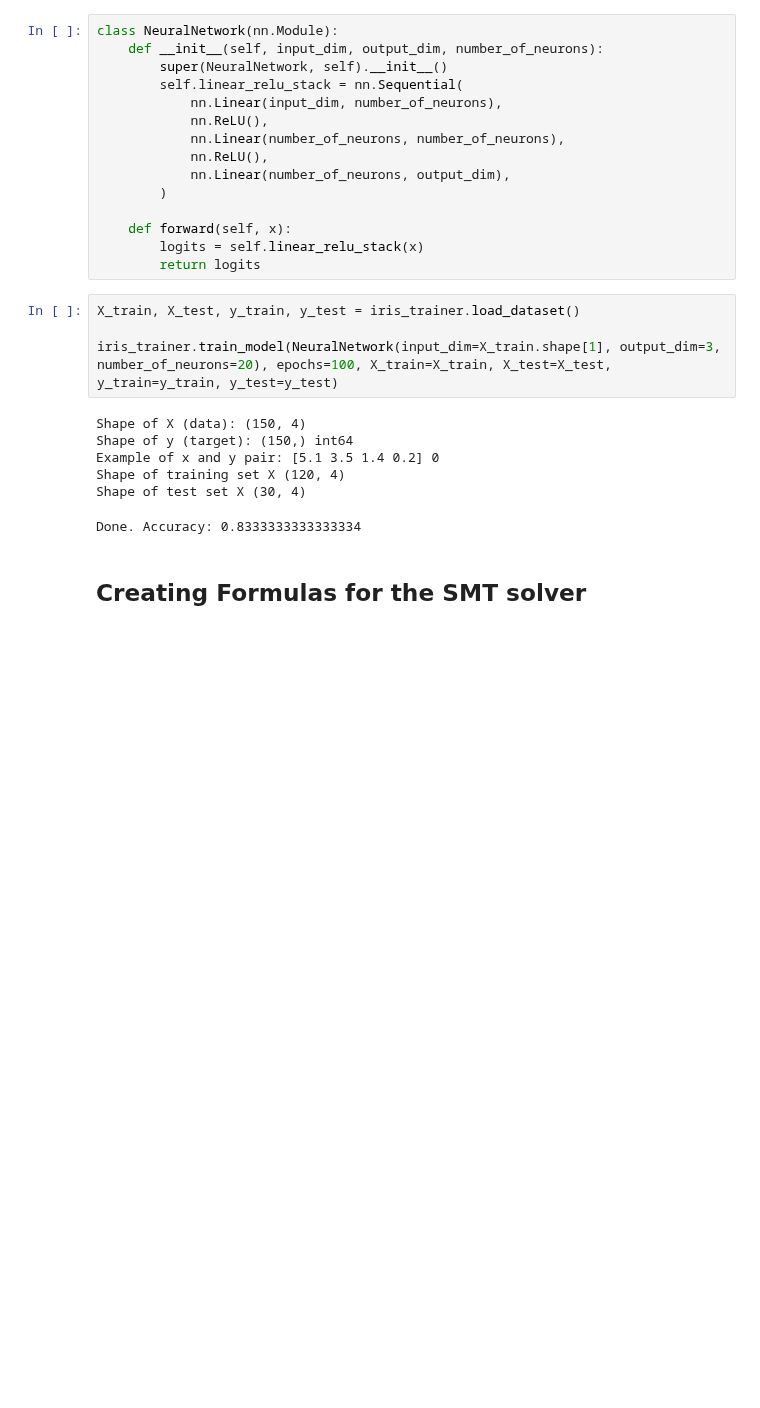
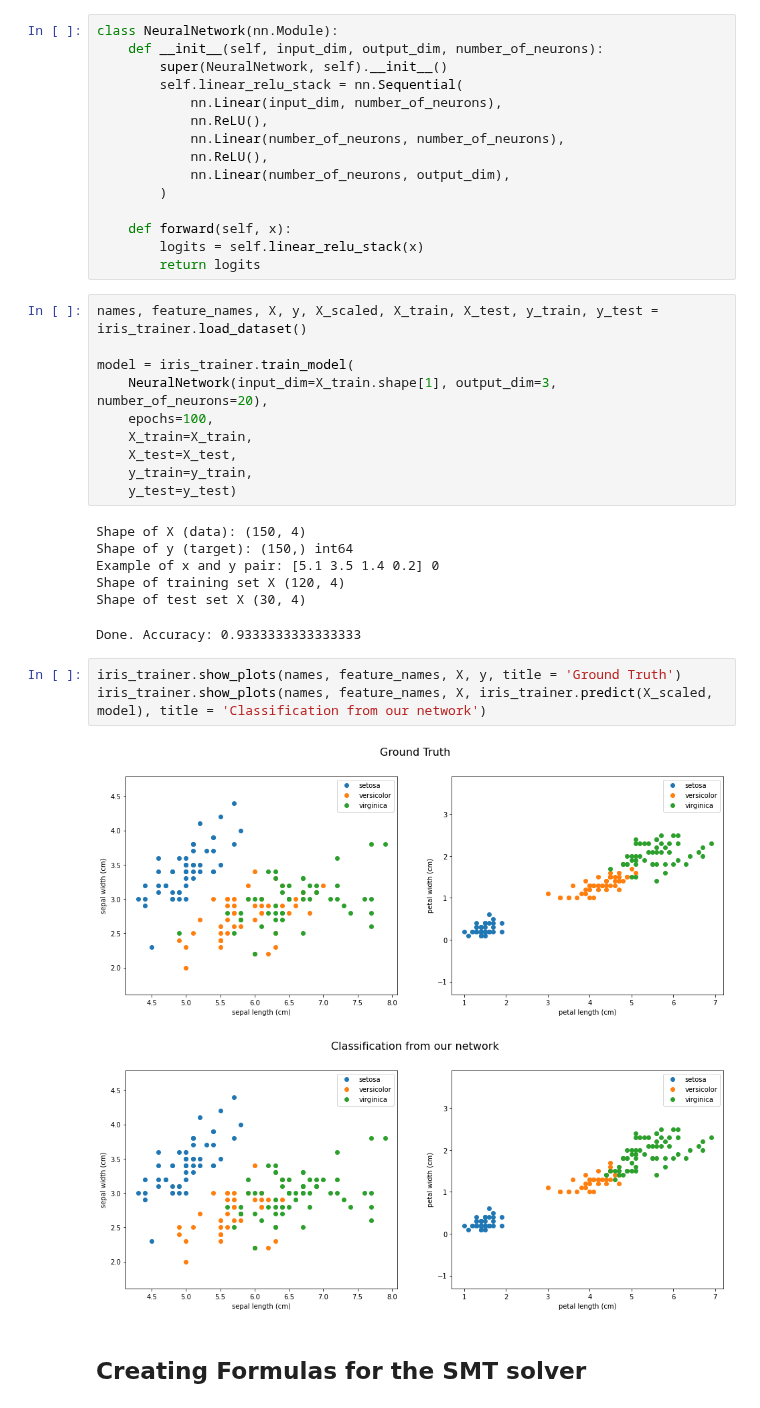
Before and after one commit to DDiekmann/Applied-Verification-Lab-Neural-Networks, a Jupyter notebook: Tutorials/Tutorial for SMT based Verification.ipynb, the cells around one changed output. Cells and saved outputs as stored; diff of their text form; blank space fills up the shorter version.

```diff
--- a/Tutorials/Tutorial for SMT based Verification.ipynb
+++ b/Tutorials/Tutorial for SMT based Verification.ipynb
@@ -44,16 +56,28 @@ class NeuralNetwork(nn.Module):
         logits = self.linear_relu_stack(x)
         return logits
 # %%
-X_train, X_test, y_train, y_test = iris_trainer.load_dataset()
+names, feature_names, X, y, X_scaled, X_train, X_test, y_train, y_test = iris_trainer.load_dataset()
 
-iris_trainer.train_model(NeuralNetwork(input_dim=X_train.shape[1], output_dim=3, number_of_neurons=20), epochs=100, X_train=X_train, X_test=X_test, y_train=y_train, y_test=y_test)
+model = iris_trainer.train_model(
+    NeuralNetwork(input_dim=X_train.shape[1], output_dim=3, number_of_neurons=20),
+    epochs=100,
+    X_train=X_train,
+    X_test=X_test,
+    y_train=y_train,
+    y_test=y_test)
 # %% [output]
 Shape of X (data): (150, 4)
 Shape of y (target): (150,) int64
 Example of x and y pair: [5.1 3.5 1.4 0.2] 0
 Shape of training set X (120, 4)
 Shape of test set X (30, 4)
-Done. Accuracy: 0.8333333333333334
+Done. Accuracy: 0.9333333333333333
+# %%
+iris_trainer.show_plots(names, feature_names, X, y, title = 'Ground Truth')
+iris_trainer.show_plots(names, feature_names, X, iris_trainer.predict(X_scaled, model), title = 'Classification from our network')
+# %% [output]
+[figure, added]
+[figure, added]
 # %% [markdown]
 ## Creating Formulas for the SMT solver
 # %% [markdown]
```
Also changed, not shown: parts of 2 cells of this notebook.
